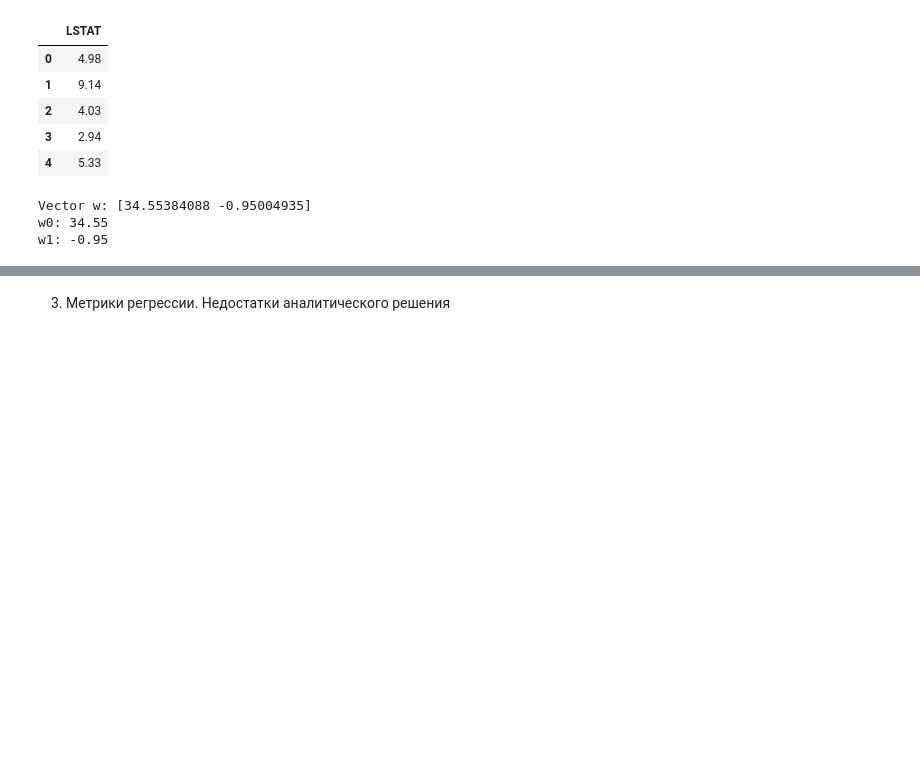
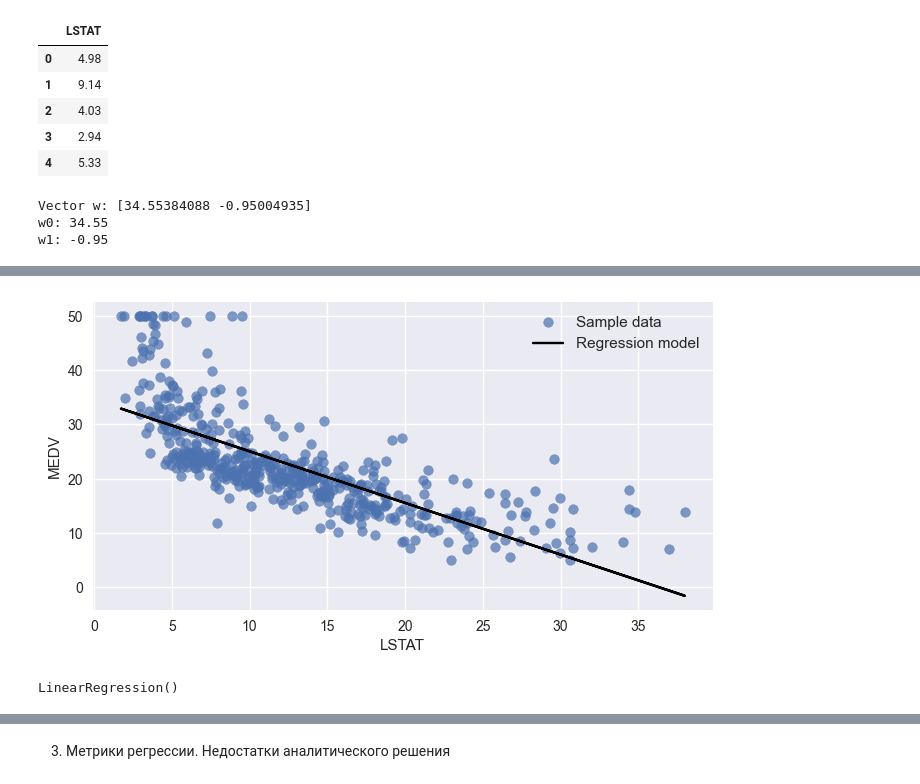
Before and after one commit to eartzhi/lessons, a Jupyter notebook: ml_02/ml_02.ipynb, the cells around one changed output, grey strips where cells are left out. Drawn from its saved outputs; the diff is of its cells as text; code cells hidden in the pictures; blank space fills up the shorter version.

```diff
--- a/ml_02/ml_02.ipynb
+++ b/ml_02/ml_02.ipynb
@@ -93,0 +134,19 @@ w1: -0.95
+# %%
+#Предсказываем медианную цену для всех участков из набора данных
+y_predict = lr_lstat.predict(X)
+#Строим визуализацию
+plot_regression_2d(X, y, y_predict)
+# %% [output]
+[figure, added]
+# %%
+#Составляем список факторов (исключили целевой столбец)
+features = boston_data.drop('MEDV', axis=1).columns
+#Составляем матрицу наблюдений X и вектор ответов y
+X = boston_data[features]
+y = boston_data['MEDV']
+#Создаём объект класса LinearRegression
+lr_full = linear_model.LinearRegression()
+#Обучаем модель — ищем параметры по МНК
+lr_full.fit(X, y)
+# %% [output]
+LinearRegression()
```
Also changed, not shown: parts of 20 cells of this notebook, 1 other file.
